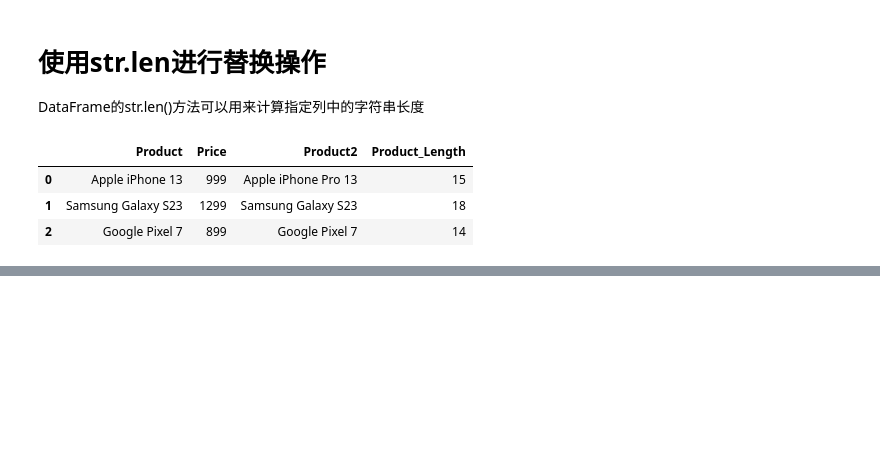
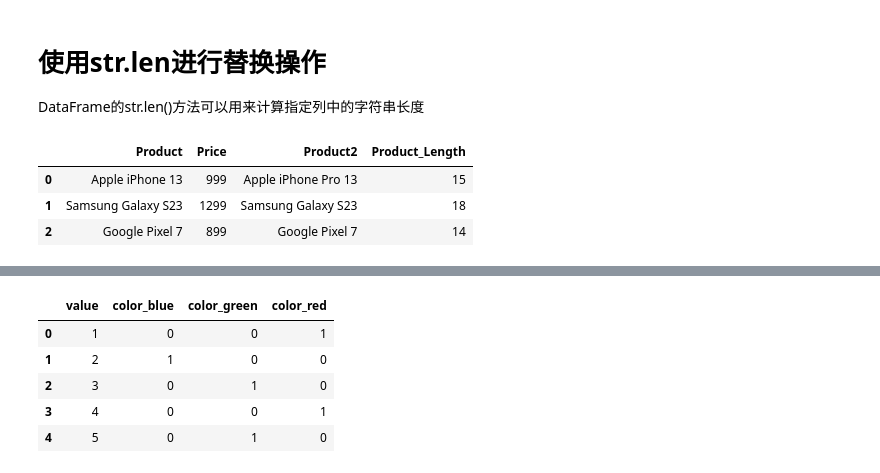
Before and after one commit to QingweiWuGit/Python-Study, a Jupyter notebook: Data Analysis/pandas/Pandas实用的操作.ipynb, the cells around one changed output, grey strips where cells are left out. Drawn from its saved outputs; the diff is of its cells as text; code cells hidden in the pictures; blank space fills up the shorter version.

```diff
--- a/Data Analysis/pandas/Pandas实用的操作.ipynb
+++ b/Data Analysis/pandas/Pandas实用的操作.ipynb
@@ -738,0 +1144,6 @@ df
+# %%
+df = pd.DataFrame({
+    'color': ['red', 'blue', 'green', 'red', 'green'],
+    'value': [1, 2, 3, 4, 5]
+})
+df
@@ -738,0 +1157,10 @@ df
+# %%
+df_dummies = pd.get_dummies(df, columns=['color'])
+df_dummies
+# %% [output]
+|  | value | color_blue | color_green | color_red |
+| 0 | 1 | 0 | 0 | 1 |
+| 1 | 2 | 1 | 0 | 0 |
+| 2 | 3 | 0 | 1 | 0 |
+| 3 | 4 | 0 | 0 | 1 |
+| 4 | 5 | 0 | 1 | 0 |
```
Also changed, not shown: parts of 53 cells of this notebook.
